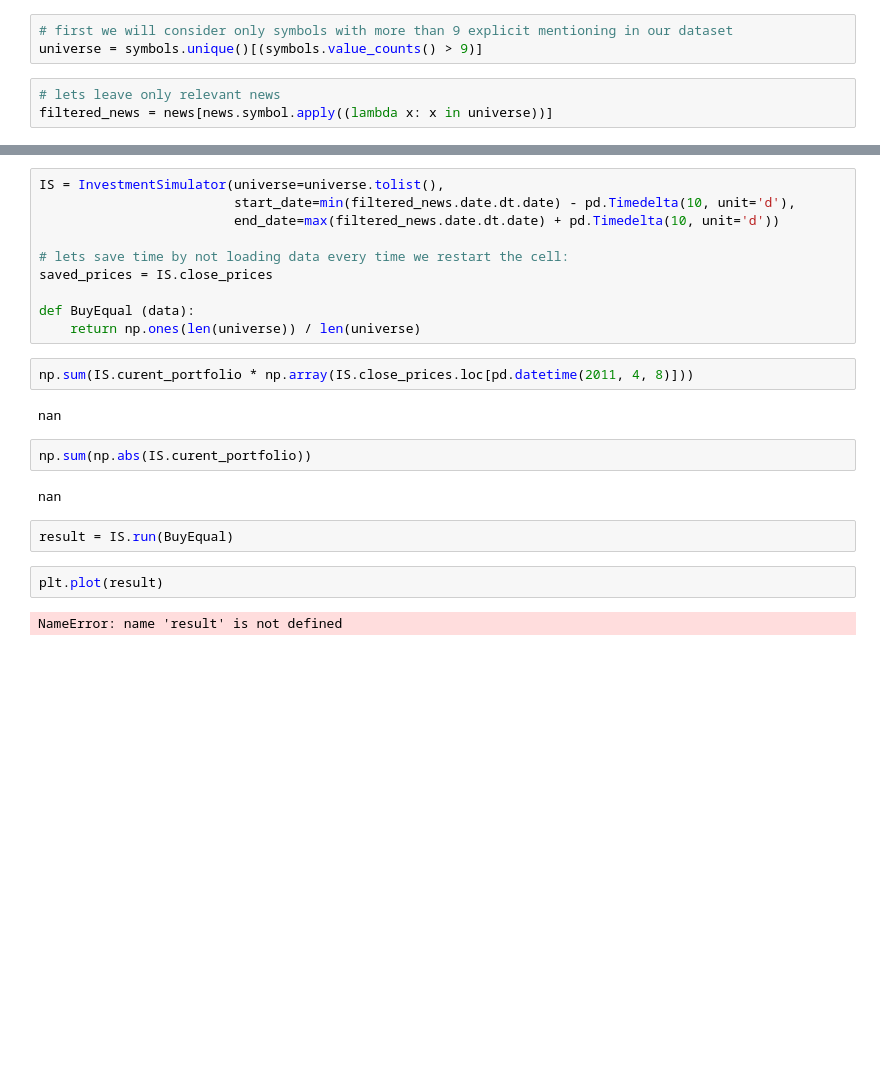
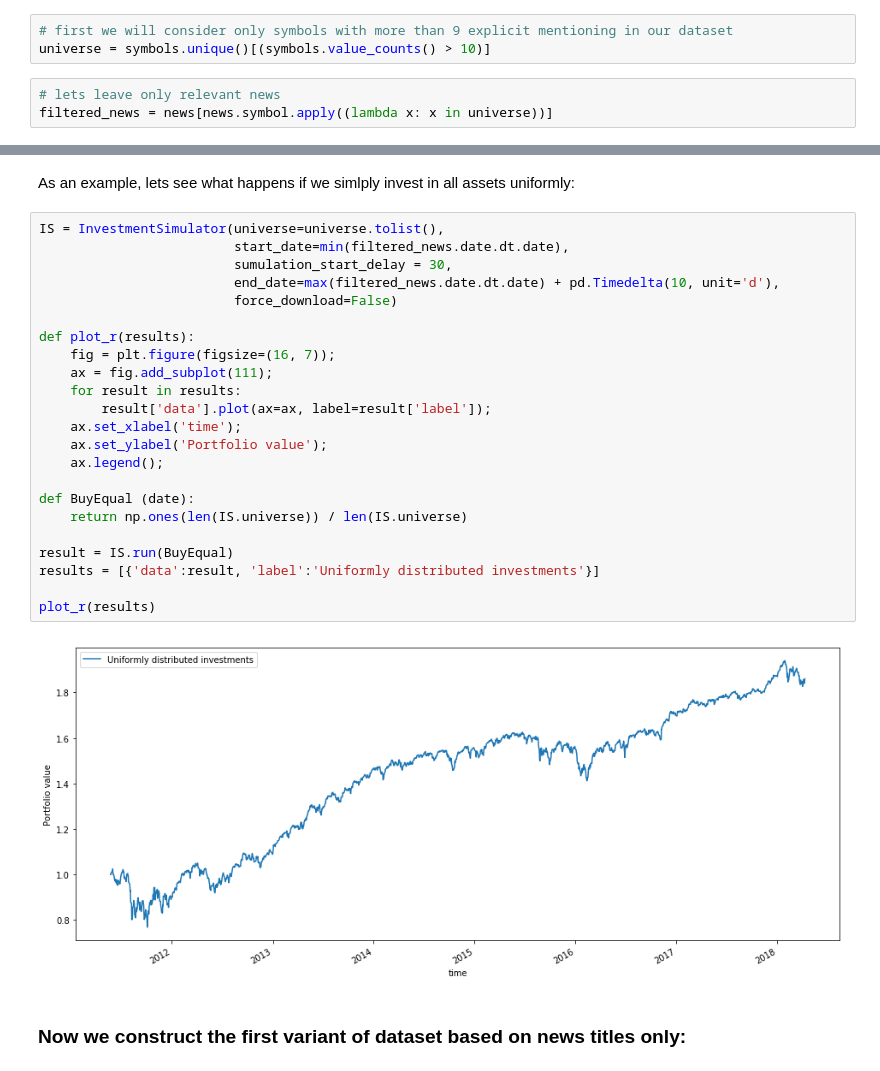
Before and after one commit to Nikita6000/Stock-prediction-with-NLP, a Jupyter notebook: Baseline.ipynb, the cells around one changed output, grey strips where cells are left out. Cells and saved outputs as stored; diff of their text form; blank space fills up the shorter version.

```diff
--- a/Baseline.ipynb
+++ b/Baseline.ipynb
@@ -17,7 +18,7 @@ comments = pd.read_csv('seekingalpha_top_comments.csv', index_col=[0], parse_dat
 symbols = news.symbol[np.logical_not(news.symbol.isna())]
 # %%
 # first we will consider only symbols with more than 9 explicit mentioning in our dataset
-universe = symbols.unique()[(symbols.value_counts() > 9)]
+universe = symbols.unique()[(symbols.value_counts() > 10)]
 # %%
 # lets leave only relevant news
 filtered_news = news[news.symbol.apply((lambda x: x in universe))]
@@ -125,24 +106,29 @@ test = yf.download(universe.tolist(),
+# %% [markdown]
+As an example, lets see what happens if we simlply invest in all assets uniformly:
 # %%
 IS = InvestmentSimulator(universe=universe.tolist(),
-                         start_date=min(filtered_news.date.dt.date) - pd.Timedelta(10, unit='d'),
-                         end_date=max(filtered_news.date.dt.date) + pd.Timedelta(10, unit='d'))
+                         start_date=min(filtered_news.date.dt.date),
+                         sumulation_start_delay = 30,
+                         end_date=max(filtered_news.date.dt.date) + pd.Timedelta(10, unit='d'),
+                         force_download=False)
 
-# lets save time by not loading data every time we restart the cell:
-saved_prices = IS.close_prices
+def plot_r(results):
+    fig = plt.figure(figsize=(16, 7));
+    ax = fig.add_subplot(111);
+    for result in results:
+        result['data'].plot(ax=ax, label=result['label']);
+    ax.set_xlabel('time');
+    ax.set_ylabel('Portfolio value');
+    ax.legend();
 
-def BuyEqual (data):
-    return np.ones(len(universe)) / len(universe)
+def BuyEqual (date):
+    return np.ones(len(IS.universe)) / len(IS.universe)
+
+result = IS.run(BuyEqual)
+results = [{'data':result, 'label':'Uniformly distributed investments'}]
+
+plot_r(results)
+# %% [output]
+[figure, added]
-# %%
-np.sum(IS.curent_portfolio * np.array(IS.close_prices.loc[pd.datetime(2011, 4, 8)]))
-# %% [output]
-nan
-# %%
-np.sum(np.abs(IS.curent_portfolio))
-# %% [output]
-nan
-# %%
-result = IS.run(BuyEqual)
-# %%
-plt.plot(result)
-# %% [output]
-NameError: name 'result' is not defined
+# %% [markdown]
+### Now we construct the first variant of dataset based on news titles only:
```
Also changed, not shown: parts of 28 cells of this notebook, 1 other file.
